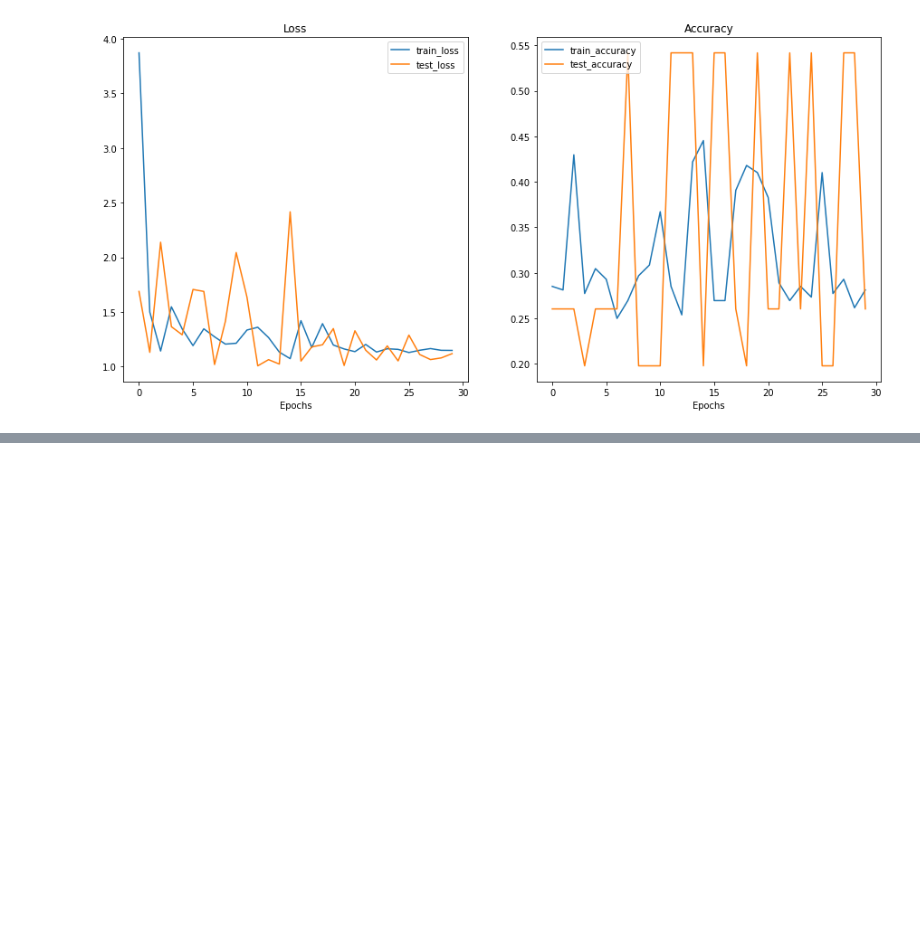
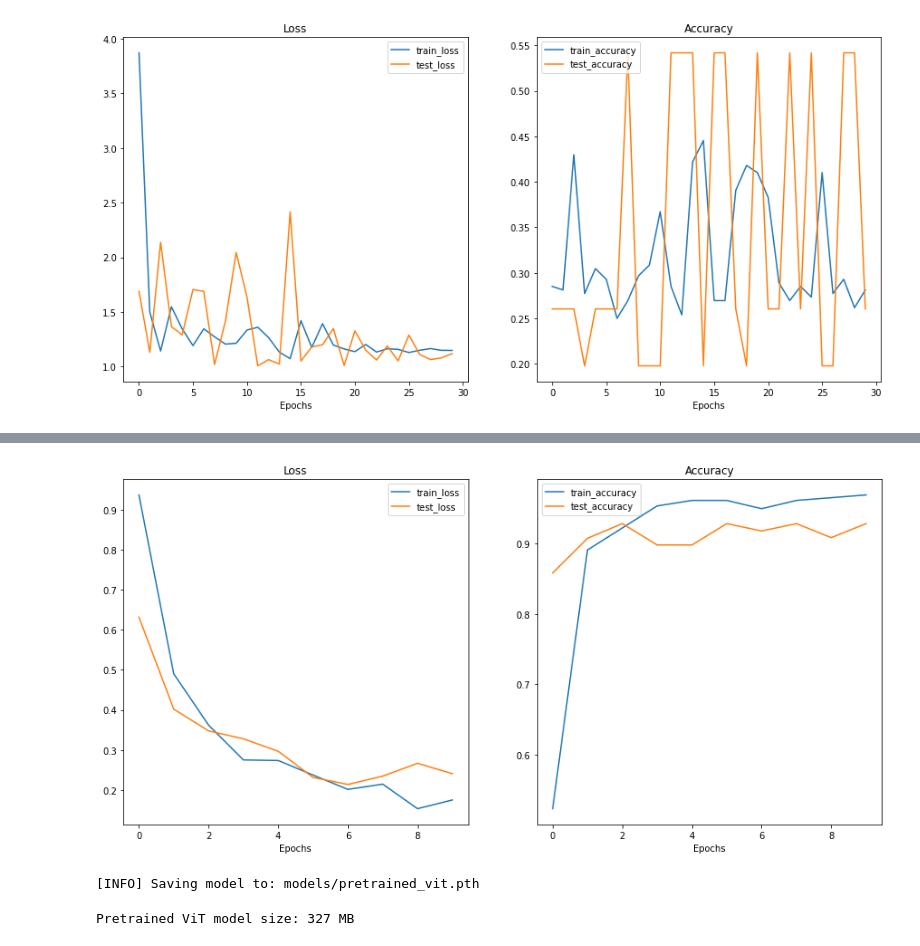
Before and after one commit to daspartho/learn-pytorch, a Jupyter notebook: paper_replicating.ipynb, the cells around one changed output, grey strips where cells are left out. Drawn from its saved outputs; the diff is of its cells as text; code cells hidden in the pictures; blank space fills up the shorter version.

Commit message:
pretrained ViT model results

```diff
--- a/paper_replicating.ipynb
+++ b/paper_replicating.ipynb
@@ -441,3 +441,20 @@ from helper_functions import plot_loss_curves
 plot_loss_curves(results)
 # %% [output]
 [figure]
+# %%
+weights = torchvision.models.ViT_B_16_Weights.DEFAULT
+
+pretrained_vit = torchvision.models.vit_b_16(weights=weights).to(device)
+
+for parameter in pretrained_vit.parameters():
+    parameter.requires_grad=False
+
+pretrained_vit.heads = nn.Linear(
+    in_features=768, out_features=len(class_names)
+)
+
+summary(model=pretrained_vit,
+        input_size = (32,3,224,224),
+        col_names=["input_size", "output_size", "num_params", "trainable"],
+        row_settings=["var_names"]
+        )
@@ -443,0 +479,14 @@ plot_loss_curves(results)
+# %%
+loss_fn = nn.CrossEntropyLoss()
+optimizer = torch.optim.Adam(
+    params=pretrained_vit.parameters(),
+    lr=1e-3,
+)
+
+pretrained_results = engine.train(pretrained_vit,
+                       train_dataloader,
+                       test_dataloader,
+                       optimizer,
+                       loss_fn,
+                       epochs=10,
+                       device=device)
@@ -443,0 +504,21 @@ plot_loss_curves(results)
+# %%
+from helper_functions import plot_loss_curves
+
+plot_loss_curves(pretrained_results)
+# %% [output]
+[figure, added]
+# %%
+from going_modular.going_modular import utils
+
+utils.save_model(model=pretrained_vit,
+                 target_dir="models",
+                 model_name="pretrained_vit.pth")
+# %% [output]
+[INFO] Saving model to: models/pretrained_vit.pth
+# %%
+from pathlib import Path
+
+pretrained_vit_model_size = Path("models/pretrained_vit.pth").stat().st_size // (1024*1024)
+print(f"Pretrained ViT model size: {pretrained_vit_model_size} MB")
+# %% [output]
+Pretrained ViT model size: 327 MB
```
Also changed, not shown: parts of 2 cells of this notebook.
